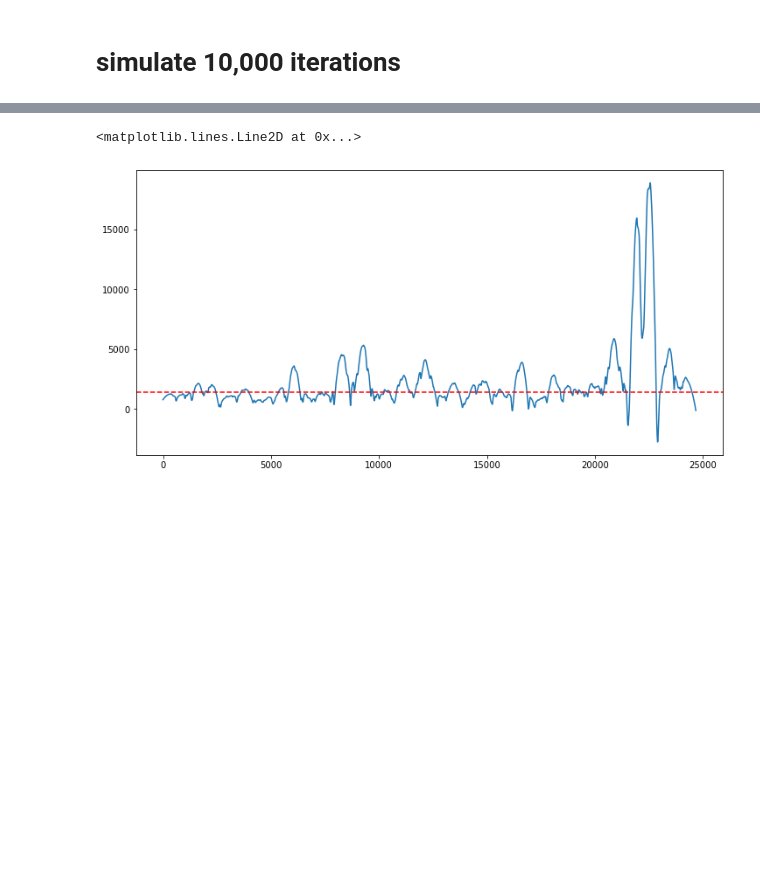
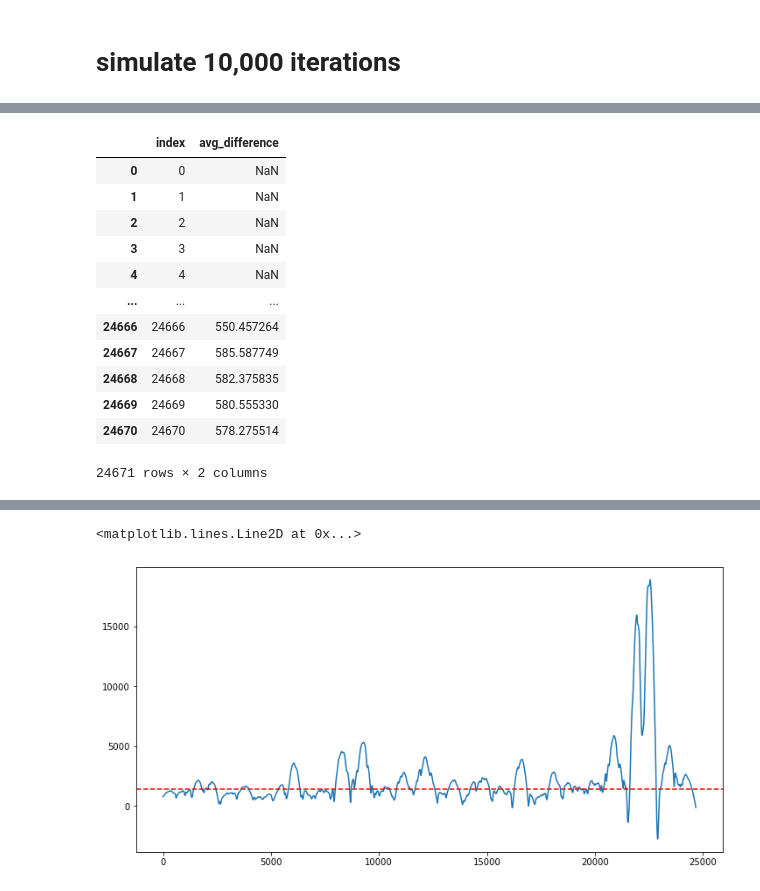
Before and after one commit to bar2466802/CbioHackathon, a Jupyter notebook: moving_average.ipynb, the cells around one changed output, grey strips where cells are left out. Drawn from its saved outputs; the diff is of its cells as text; code cells hidden in the pictures; blank space fills up the shorter version.

```diff
--- a/moving_average.ipynb
+++ b/moving_average.ipynb
@@ -122,3 +164,19 @@ Name: SMA_mean, Length: 24671, dtype: float64
 squre_diff = difference.to_frame("avg_difference").reset_index().drop(columns="index").reset_index()
 squre_diff["avg_difference"] = squre_diff["avg_difference"]/(n+1)
 #sns.lineplot(data=normal, x="location", y="SMA_median_norm")
+# %%
+squre_diff
+# %% [output]
+|  | index | avg_difference |
+| 0 | 0 | NaN |
+| 1 | 1 | NaN |
+| 2 | 2 | NaN |
+| 3 | 3 | NaN |
+| 4 | 4 | NaN |
+| ... | ... | ... |
+| 24666 | 24666 | 550.457264 |
+| 24667 | 24667 | 585.587749 |
+| 24668 | 24668 | 582.375835 |
+| 24669 | 24669 | 580.555330 |
+| 24670 | 24670 | 578.275514 |
+24671 rows × 2 columns
```
Also changed, not shown: parts of 7 cells of this notebook, 2 other files.
